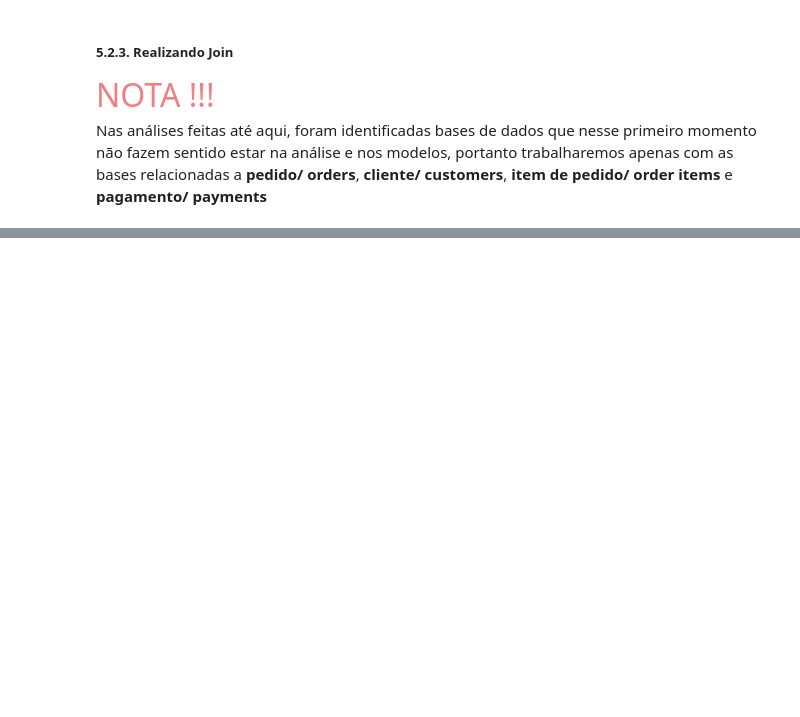
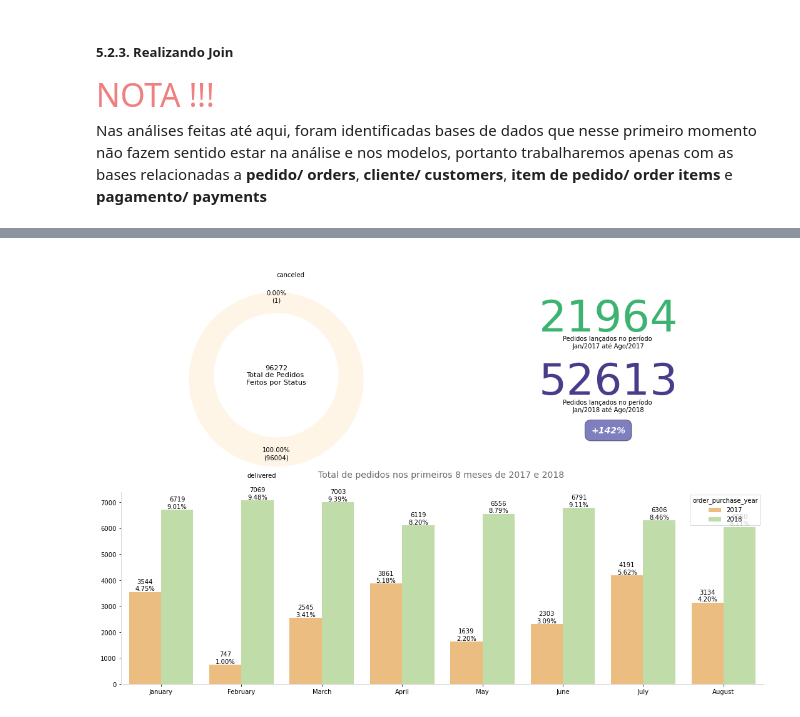
Before and after one commit to Joao-TheCosmosIsInfinite/Cluster-Analysis, a Jupyter notebook: notebooks/Analise-Cluster-.ipynb, the cells around one changed output, grey strips where cells are left out. Cells and saved outputs as stored; diff of their text form; code cells hidden in the pictures; blank space fills up the shorter version.

```diff
--- a/notebooks/Analise-Cluster-.ipynb
+++ b/notebooks/Analise-Cluster-.ipynb
@@ -1444,0 +1536,58 @@ df_data.head(3)
+# %%
+## Aplicando filtro
+df_data_filter = df_data.loc[(df_data['order_purchase_timestamp'] >= '2017-01-01') & (df_data['order_purchase_timestamp'] < '2018-09-01')]
+# %%
+## Extraindo Ano
+df_data_filter['order_purchase_year'] = df_data_filter['order_purchase_timestamp'].dt.year
+## Extraindo mês
+df_data_filter['order_purchase_month'] = df_data_filter['order_purchase_timestamp'].dt.month
+## Extraindo nome do mês
+df_data_filter['order_purchase_month_name'] = pd.to_datetime(df_data_filter['order_purchase_timestamp']).dt.strftime('%B')
+## Coluna Ano mes
+df_data_filter['order_purchase_year_month'] = df_data_filter['order_purchase_timestamp'].apply(lambda x: x.strftime('%Y%m'))
+# %%
+fig = plt.figure(constrained_layout=True, figsize=(15, 10))
+gs = GridSpec(2, 2, figure=fig)
+ax1 = fig.add_subplot(gs[0, 0])
+ax2 = fig.add_subplot(gs[0, 1])
+ax3 = fig.add_subplot(gs[1, :])
+
+## Gráfico 1
+colors = ['#FEF5E7','#F4ECF7' , '#EBEDEF']
+label_names = df_data_filter['order_status'].value_counts().index
+pie_plot(df_data_filter,
+         col='order_status',
+         ax=ax1,
+         label_names=label_names,
+         colors=colors,
+         circle_radius=0.71,
+         title='',
+         text=f'{len(df_data)}\nTotal de Pedidos \nFeitos por Status')
+
+## Gráfico 2
+year_orders = df_data_filter.loc[(df_data_filter['order_purchase_month'] <= 8)]['order_purchase_year'].value_counts()
+growth = int(round(100 * (1 + year_orders[2017] / year_orders[2018]), 0))
+ax2.text(0.50, 0.73, f'{year_orders[2017]}', fontsize=70, color='mediumseagreen', ha='center')
+ax2.text(0.50, 0.64, 'Pedidos lançados no período \nJan/2017 até Ago/2017', fontsize=10, ha='center')
+ax2.text(0.50, 0.40, f'{year_orders[2018]}', fontsize=70, color='darkslateblue', ha='center')
+ax2.text(0.50, 0.31, 'Pedidos lançados no período \nJan/2018 até Ago/2018', fontsize=10, ha='center')
+signal = '+' if growth > 0 else '-'
+ax2.text(0.50, 0.20, f'{signal}{growth}%', fontsize=14, ha='center', color='white', style='italic', weight='bold',
+         bbox=dict(facecolor='navy', alpha=0.5, pad=10, boxstyle='round, pad=.7'))
+ax2.axis('off')
+
+## Gráfico 3
+df_aux2 = df_data_filter.loc[(df_data_filter['order_purchase_month'] <= 8)]
+month_label = ['January', 'February', 'March', 'April', 'May', 'June', 'July', 'August']
+bar_count_plot(df_aux2,
+               x='order_purchase_month_name',
+               ax=ax3,
+               hue='order_purchase_year',
+               palette='Spectral',
+               title='Total de pedidos nos primeiros 8 meses de 2017 e 2018 ')
+ax3.set_xticklabels(month_label)
+ax3.set_ylabel('')
+ax3.set_xlabel('')
+plt.show()
+# %% [output]
+[figure, added]
```
Also changed, not shown: parts of 18 cells of this notebook.
